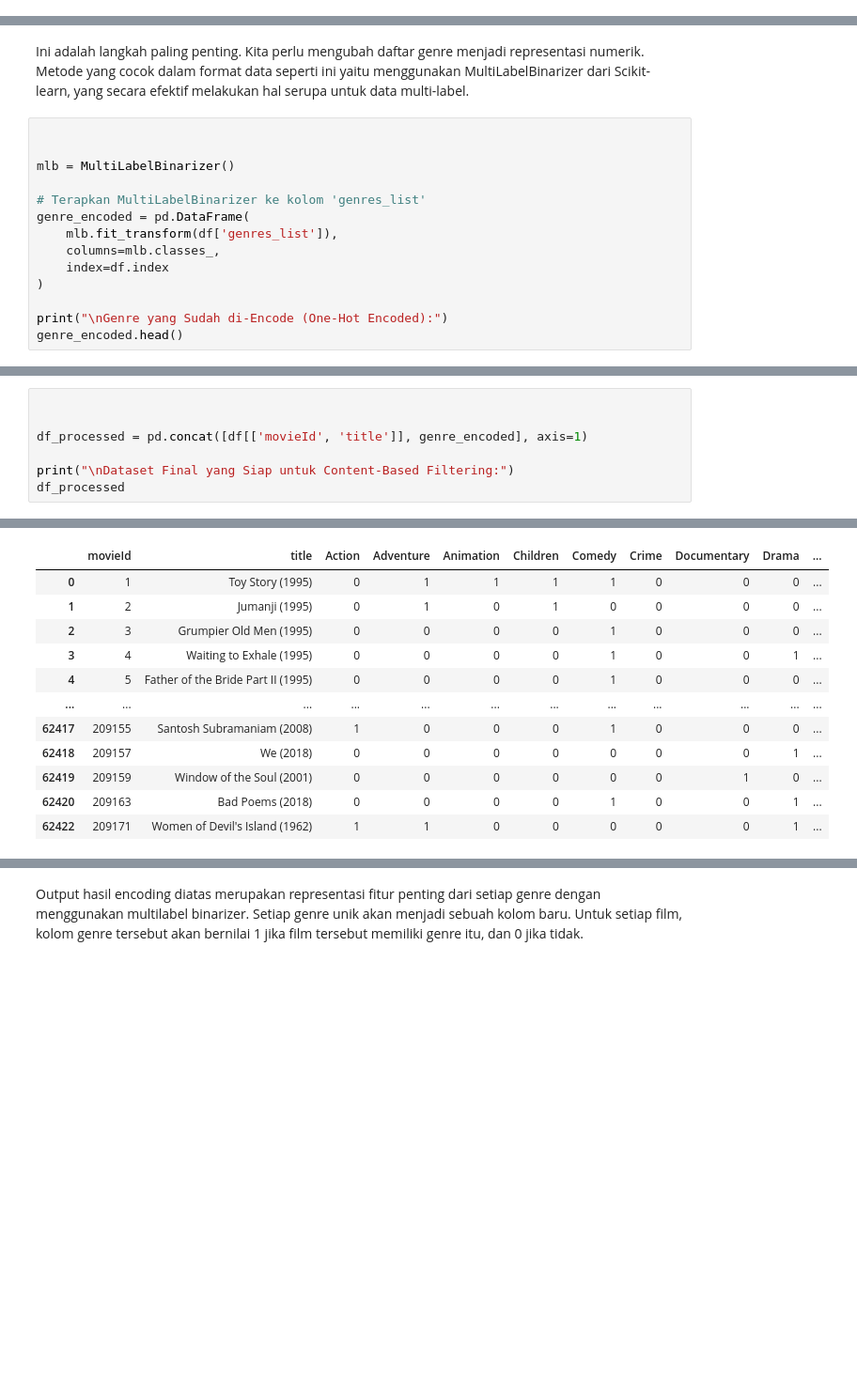
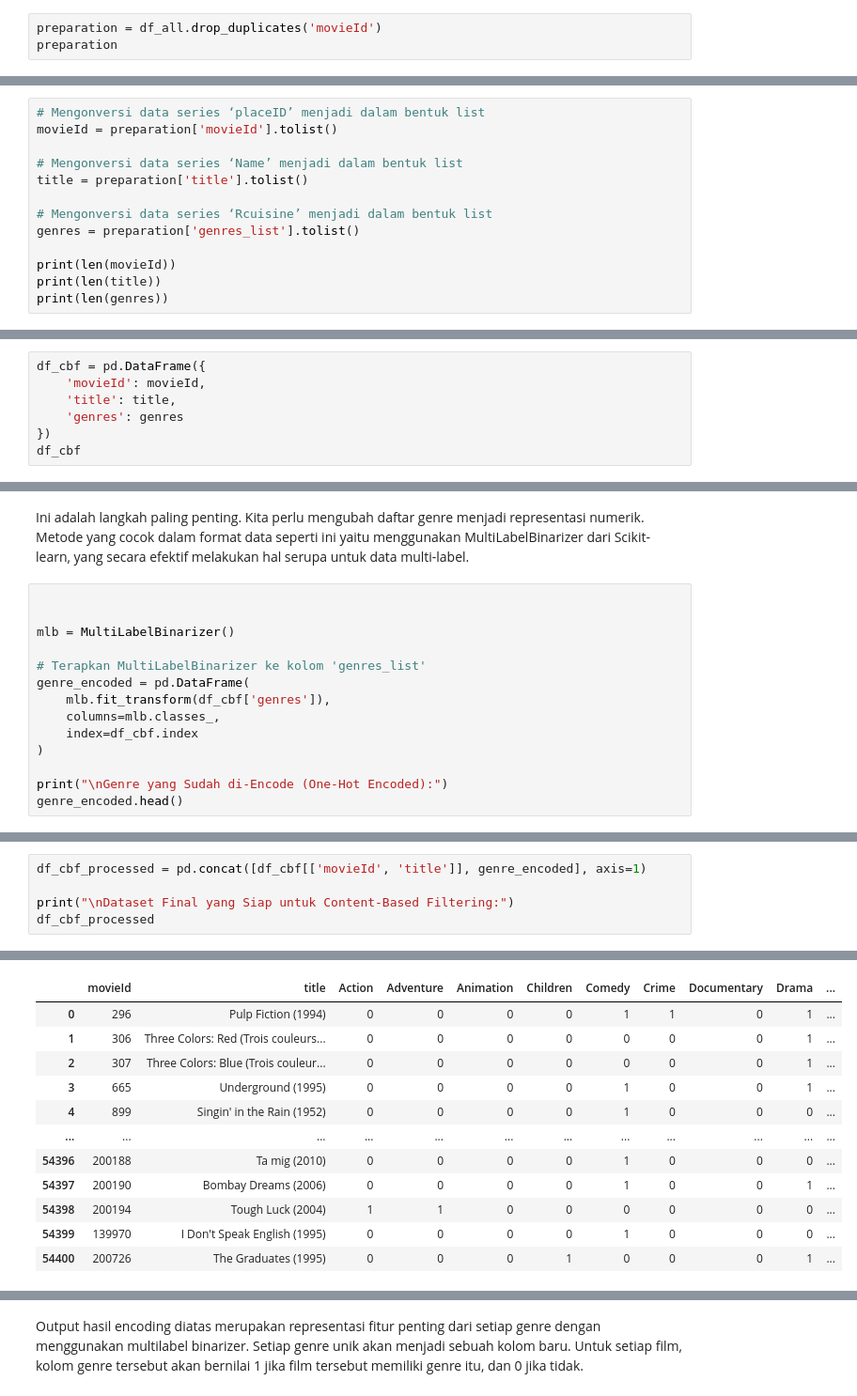
Before and after one commit to Alfthrpy/Movie-Recommendation, a Jupyter notebook: notebook.ipynb, the cells around one changed output, grey strips where cells are left out. Shown at 94% size. Drawn from its saved outputs; the diff is of its cells as text; blank space fills up the shorter version.

```diff
--- a/notebook.ipynb
+++ b/notebook.ipynb
@@ -213,0 +495,3 @@ Kolom genres saat ini berisi satu string panjang yang dipisahkan oleh pipa (|).
+# %%
+preparation = df_all.drop_duplicates('movieId')
+preparation
@@ -213,0 +514,13 @@ Kolom genres saat ini berisi satu string panjang yang dipisahkan oleh pipa (|).
+# %%
+# Mengonversi data series ‘placeID’ menjadi dalam bentuk list
+movieId = preparation['movieId'].tolist()
+
+# Mengonversi data series ‘Name’ menjadi dalam bentuk list
+title = preparation['title'].tolist()
+
+# Mengonversi data series ‘Rcuisine’ menjadi dalam bentuk list
+genres = preparation['genres_list'].tolist()
+
+print(len(movieId))
+print(len(title))
+print(len(genres))
@@ -213,0 +531,7 @@ Kolom genres saat ini berisi satu string panjang yang dipisahkan oleh pipa (|).
+# %%
+df_cbf = pd.DataFrame({
+    'movieId': movieId,
+    'title': title,
+    'genres': genres
+})
+df_cbf
@@ -222,9 +562,9 @@ mlb = MultiLabelBinarizer()
 
 # Terapkan MultiLabelBinarizer ke kolom 'genres_list'
 genre_encoded = pd.DataFrame(
-    mlb.fit_transform(df['genres_list']),
+    mlb.fit_transform(df_cbf['genres']),
     columns=mlb.classes_,
-    index=df.index
+    index=df_cbf.index
 )
 
 print("\nGenre yang Sudah di-Encode (One-Hot Encoded):")
@@ -238,23 +578,21 @@ Genre yang Sudah di-Encode (One-Hot Encoded):
 | 3 | 0 | 0 | 0 | 0 | 1 | 0 | 0 | 1 | 0 | 0 | ... |
 | 4 | 0 | 0 | 0 | 0 | 1 | 0 | 0 | 0 | 0 | 0 | ... |
 # %%
-
-
-df_processed = pd.concat([df[['movieId', 'title']], genre_encoded], axis=1)
+df_cbf_processed = pd.concat([df_cbf[['movieId', 'title']], genre_encoded], axis=1)
 
 print("\nDataset Final yang Siap untuk Content-Based Filtering:")
-df_processed
+df_cbf_processed
 # %% [output]
 Dataset Final yang Siap untuk Content-Based Filtering:
 |  | movieId | title | Action | Adventure | Animation | Children | Comedy | Crime | Documentary | Drama | ... |
-| 0 | 1 | Toy Story (1995) | 0 | 1 | 1 | 1 | 1 | 0 | 0 | 0 | ... |
-| 1 | 2 | Jumanji (1995) | 0 | 1 | 0 | 1 | 0 | 0 | 0 | 0 | ... |
-| 2 | 3 | Grumpier Old Men (1995) | 0 | 0 | 0 | 0 | 1 | 0 | 0 | 0 | ... |
-| 3 | 4 | Waiting to Exhale (1995) | 0 | 0 | 0 | 0 | 1 | 0 | 0 | 1 | ... |
-| 4 | 5 | Father of the Bride Part II (1995) | 0 | 0 | 0 | 0 | 1 | 0 | 0 | 0 | ... |
+| 0 | 296 | Pulp Fiction (1994) | 0 | 0 | 0 | 0 | 1 | 1 | 0 | 1 | ... |
+| 1 | 306 | Three Colors: Red (Trois couleurs... | 0 | 0 | 0 | 0 | 0 | 0 | 0 | 1 | ... |
+| 2 | 307 | Three Colors: Blue (Trois couleur... | 0 | 0 | 0 | 0 | 0 | 0 | 0 | 1 | ... |
+| 3 | 665 | Underground (1995) | 0 | 0 | 0 | 0 | 1 | 0 | 0 | 1 | ... |
+| 4 | 899 | Singin' in the Rain (1952) | 0 | 0 | 0 | 0 | 1 | 0 | 0 | 0 | ... |
 | ... | ... | ... | ... | ... | ... | ... | ... | ... | ... | ... | ... |
-| 62417 | 209155 | Santosh Subramaniam (2008) | 1 | 0 | 0 | 0 | 1 | 0 | 0 | 0 | ... |
-| 62418 | 209157 | We (2018) | 0 | 0 | 0 | 0 | 0 | 0 | 0 | 1 | ... |
-| 62419 | 209159 | Window of the Soul (2001) | 0 | 0 | 0 | 0 | 0 | 0 | 1 | 0 | ... |
-| 62420 | 209163 | Bad Poems (2018) | 0 | 0 | 0 | 0 | 1 | 0 | 0 | 1 | ... |
-| 62422 | 209171 | Women of Devil's Island (1962) | 1 | 1 | 0 | 0 | 0 | 0 | 0 | 1 | ... |
+| 54396 | 200188 | Ta mig (2010) | 0 | 0 | 0 | 0 | 1 | 0 | 0 | 0 | ... |
+| 54397 | 200190 | Bombay Dreams (2006) | 0 | 0 | 0 | 0 | 1 | 0 | 0 | 1 | ... |
+| 54398 | 200194 | Tough Luck (2004) | 1 | 1 | 0 | 0 | 0 | 0 | 0 | 0 | ... |
+| 54399 | 139970 | I Don't Speak English (1995) | 0 | 0 | 0 | 0 | 1 | 0 | 0 | 0 | ... |
+| 54400 | 200726 | The Graduates (1995) | 0 | 0 | 0 | 1 | 0 | 0 | 0 | 1 | ... |
```
Also changed, not shown: parts of 75 cells of this notebook, 15 other files.
